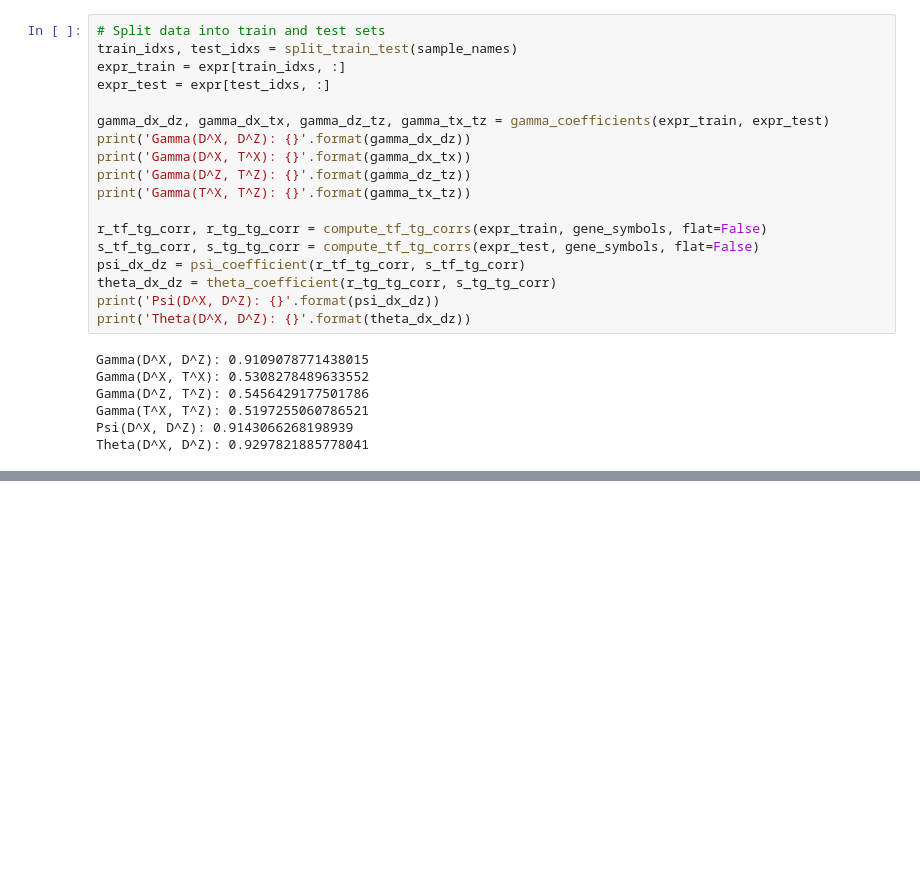
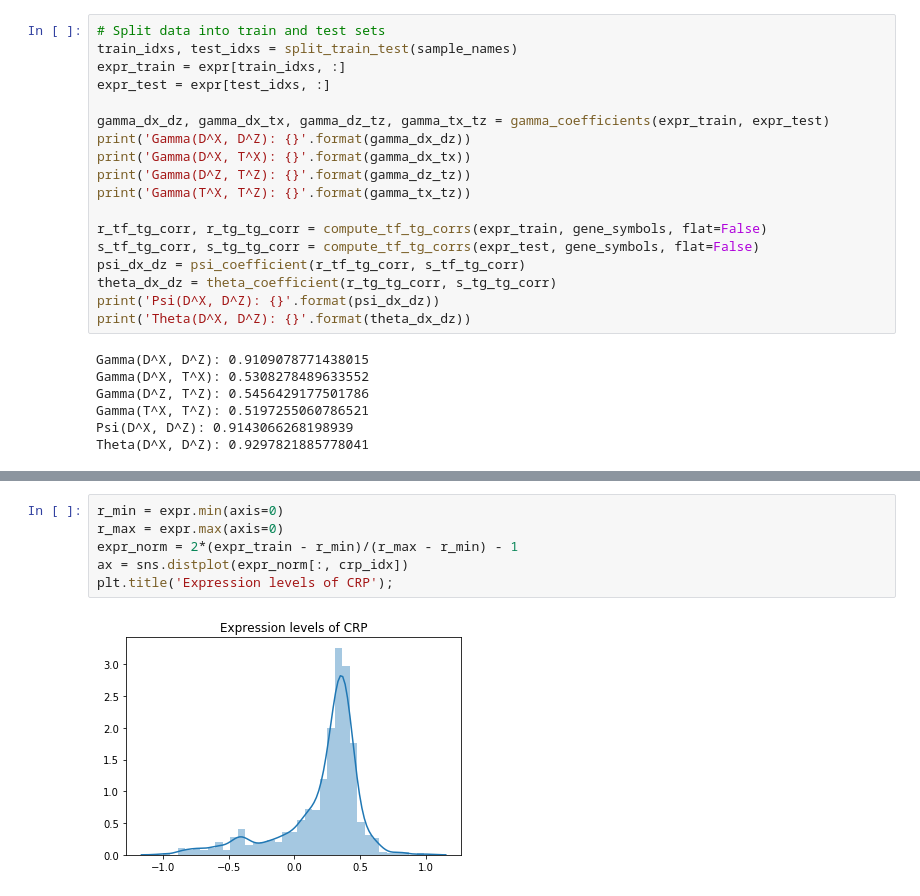
Before and after one commit to rvinas/adversarial-gene-expression, a Jupyter notebook: src/eda.ipynb, the cells around one changed output, grey strips where cells are left out. Drawn from its saved outputs; the diff is of its cells as text; blank space fills up the shorter version.

```diff
--- a/src/eda.ipynb
+++ b/src/eda.ipynb
@@ -122,0 +121,8 @@ NameError: name 'r_tg_tg_corr' is not defined
+# %%
+r_min = expr.min(axis=0)
+r_max = expr.max(axis=0)
+expr_norm = 2*(expr_train - r_min)/(r_max - r_min) - 1
+ax = sns.distplot(expr_norm[:, crp_idx])
+plt.title('Expression levels of CRP');
+# %% [output]
+[figure, added]
```
Also changed, not shown: parts of 9 cells of this notebook, 3 other files.
